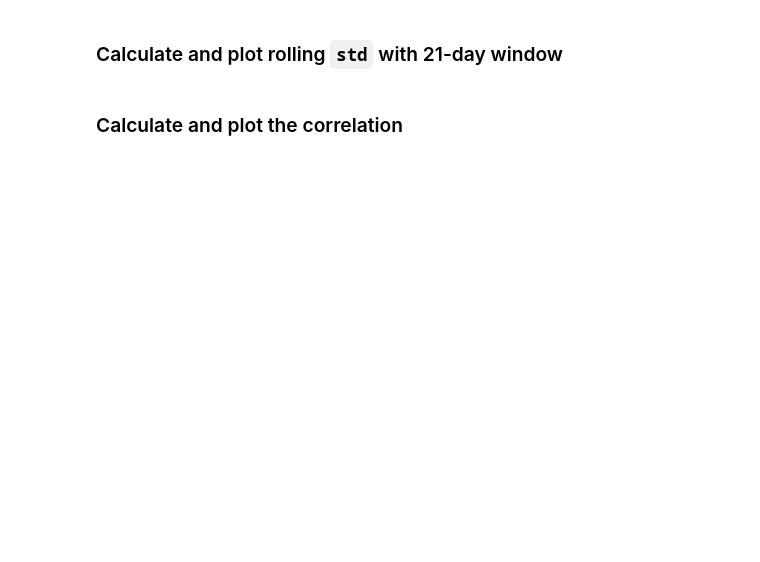
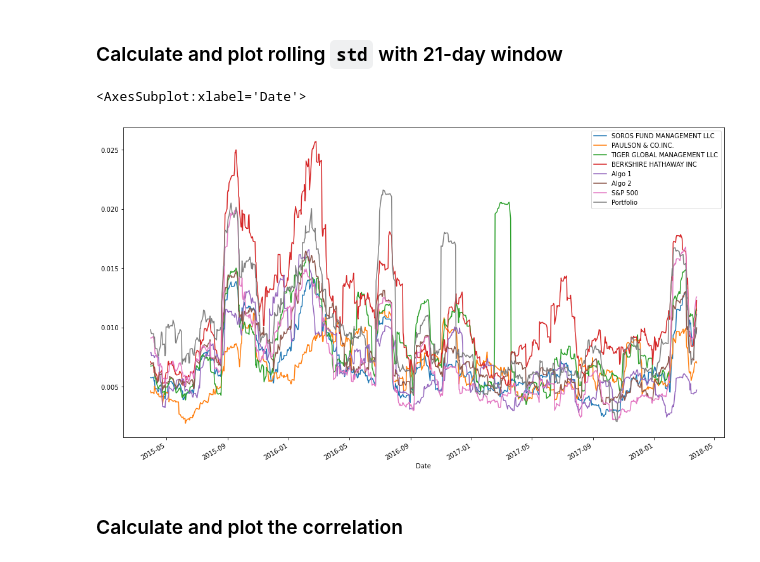
Before and after one commit to wchance/pandas-homework, a Jupyter notebook: whale_analysis.ipynb, the cells around one changed output. Cells and saved outputs as stored; diff of their text form; code cells hidden in the pictures; blank space fills up the shorter version.

```diff
--- a/whale_analysis.ipynb
+++ b/whale_analysis.ipynb
@@ -436,2 +452,5 @@ For this demo solution, we fetch data from three companies listes in the S&P 500
 # %%
 # Reorganize portfolio data by having a column per symbol
+columns = ["WU", "YUM", "CSCO", "HOG", "H"]
+daily_close.columns = columns
+daily_close.head()
@@ -438,6 +465,9 @@ For this demo solution, we fetch data from three companies listes in the S&P 500
 # %%
 # Calculate daily returns
+mydaily_returns = daily_close.pct_change()
 
-# Drop NAs
+# Drop NAs (Nothing to drop)
+algo_returns.count()
 
 # Display sample data
+type(mydaily_returns)
@@ -445,8 +477,11 @@ For this demo solution, we fetch data from three companies listes in the S&P 500
 ## Calculate the weighted returns for the portfolio assuming an equal number of shares for each stock
 # %%
 # Set weights
-weights = [1/3, 1/3, 1/3]
+weights = [1/5, 1/5, 1/5, 1/5, 1/5]
 
 # Calculate portfolio return
+portfolio_returns = mydaily_returns.dot(weights).to_frame()
+portfolio_returns.columns = ['Portfolio']
 
 # Display sample data
+portfolio_returns.head()
@@ -454,5 +497,7 @@ weights = [1/3, 1/3, 1/3]
 ## Join your portfolio returns to the DataFrame that contains all of the portfolio returns
 # %%
 # Join your returns DataFrame to the original returns DataFrame
+all_daily_returns = pd.concat([daily_returns, portfolio_returns], axis='columns', join='inner')
+all_daily_returns.sort_index(inplace=True)
 # %%
 # Only compare dates where return data exists for all the stocks (drop NaNs)
@@ -466,8 +529,13 @@ weights = [1/3, 1/3, 1/3]
 ### Calculate and plot rolling `std` with 21-day window
 # %%
 # Calculate rolling standard deviation
+all_rolling_returns = all_daily_returns.rolling(window=21).std()
 
 # Plot rolling standard deviation
+all_rolling_returns.plot(figsize=(17,10))
+# %% [output]
+<AxesSubplot:xlabel='Date'>
+[figure, added]
 # %% [markdown]
 ### Calculate and plot the correlation
 # %%
```
Also changed, not shown: parts of 22 cells of this notebook.
